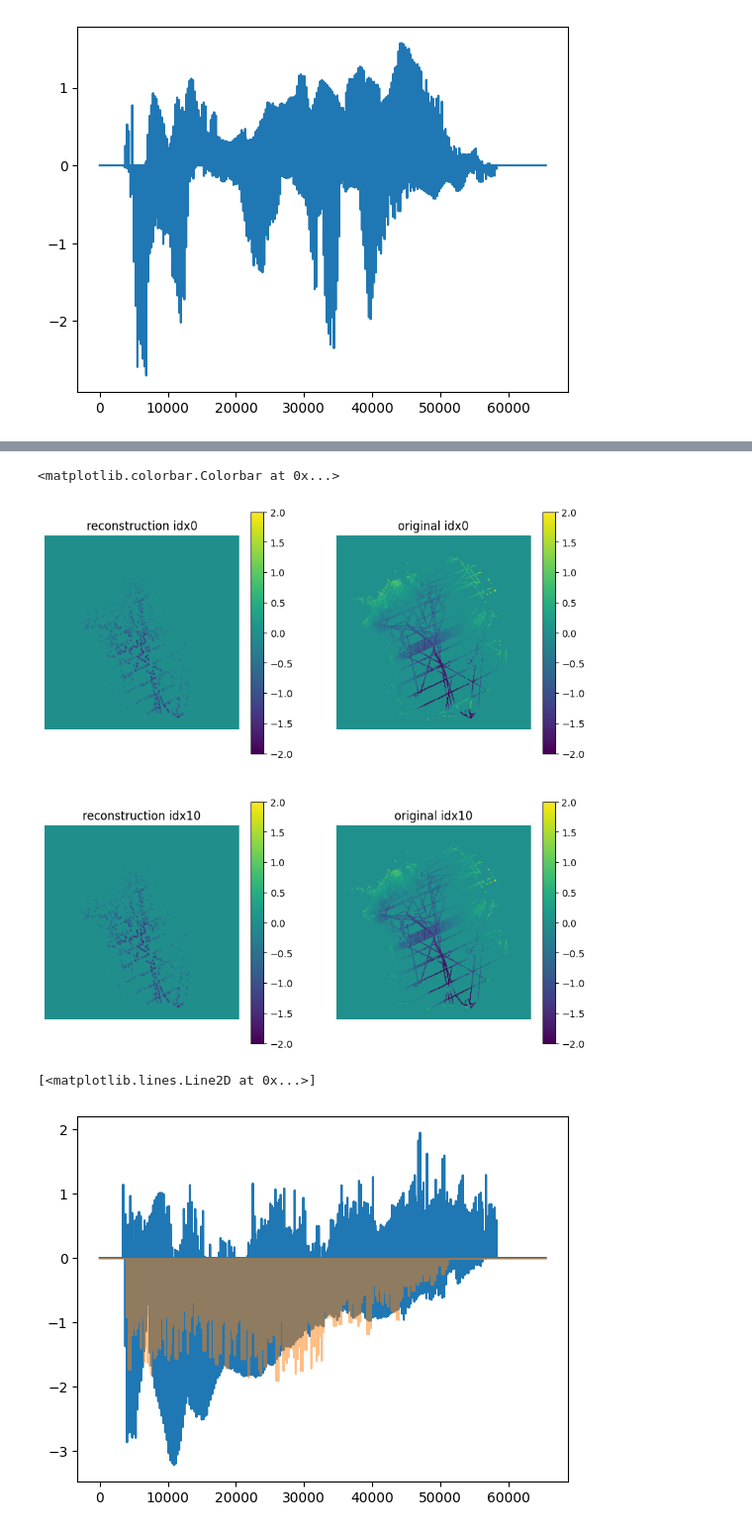
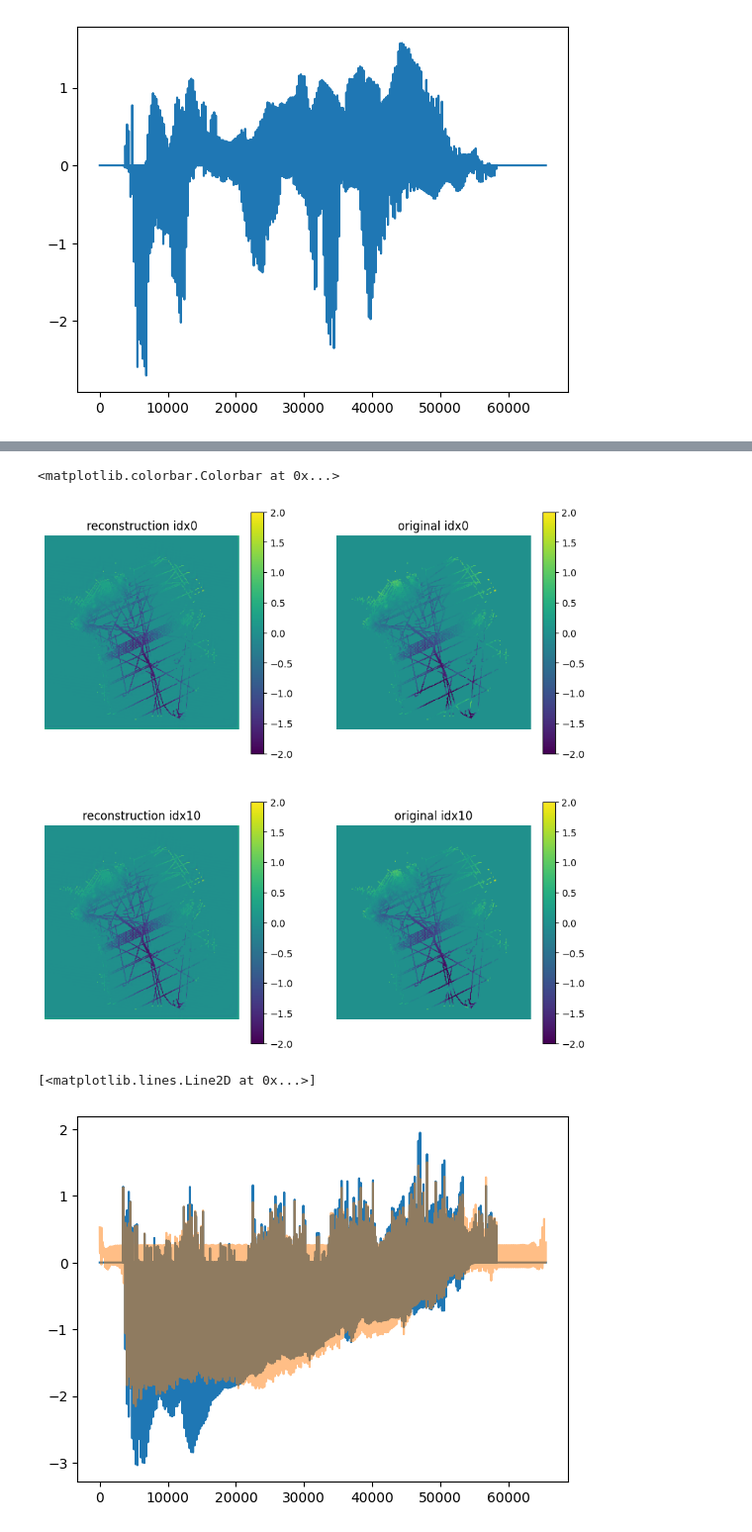
Before and after one commit to alastairyang/calibrated-prior, a Jupyter notebook: testing/autoencoder_testing.ipynb, the cells around one changed output, grey strips where cells are left out. Shown at 99% size. Cells and saved outputs as stored; diff of their text form; code cells hidden in the pictures.

```diff
--- a/testing/autoencoder_testing.ipynb
+++ b/testing/autoencoder_testing.ipynb
@@ -160,7 +160,7 @@ for i in range(0,  len(attenu_fromEm_standard), 10):
 # %%
 class Autoencoder(nn.Module):
 
-    def __init__(self, image_dimension, kernel_1_size = 3, h1_size = 1024, h2_size = 32, h3_size = 16, output_size = 4):
+    def __init__(self, image_dimension, kernel_1_size = 3, h1_size = 256, h2_size = 128, h3_size = 32, output_size = 8):
       super(Autoencoder, self).__init__()
 
       dimension_after_conv = image_dimension - (kernel_1_size // 2) * 2 #- (kernel_2_size // 2) * 2
@@ -200,11 +200,27 @@ class Autoencoder(nn.Module):
        return x
 
 # def flightpath_MSELoss(predictions, target, radar_mask):
-#    # assuming input size of batch_size, 1, image_dimension, image_dimension
-#    radar_mask_full = radar_mask.copy()[np.newaxis, np.newaxis, :, :]
-#    radar_mask_full = np.tile(radar_mask_full, (predictions.shape[0], 1, 1, 1))
-#    radar_mask_full = torch.tensor(radar_mask_full).bool()
-#    predictions_flightpath = predictions[radar_mask_full]
-#    target_flightpath = target[radar_mask_full]
+#   # assuming input size of batch_size, 1, image_dimension, image_dimension
+#   radar_mask_full = radar_mask.copy()[np.newaxis, np.newaxis, :, :]
+#   radar_mask_full = np.tile(radar_mask_full, (predictions.shape[0], 1, 1, 1))
+#   radar_mask_full = torch.tensor(radar_mask_full)
 
-#    return torch.nanmean((predictions_flightpath - target_flightpath) ** 2)
+#   # add some non-zero but small weight to empty pixels
+#   radar_mask_full[radar_mask_full == 0] = 0.5
+
+#   predictions_flightpath = predictions * radar_mask_full
+#   target_flightpath = target * radar_mask_full
+
+#   return torch.nanmean((predictions_flightpath - target_flightpath) ** 2)
+
+# def variance_MSELoss(predictions, target, variance_mask):
+#   # assuming input size of batch_size, 1, image_dimension, image_dimension
+#   # a MSE loss weighted on element-wise variance
+
+#   # normalize variance_mask
+#   variance_mask = variance_mask / (np.nanmax(variance_mask) - np.nanmin(variance_mask))
+
+#   # add some small weight to variance mask where it is small
+#   variance_mask[variance_mask <= 0.2] = 0.2
+
+#   return torch.nanmean((((predictions - target) ) ** 2) * torch.tensor(variance_mask))
@@ -211,7 +235,7 @@ class Autoencoder(nn.Module):
 # %%
 torch.autograd.set_detect_anomaly(True)
 
-batch_size = 200
+batch_size = 64
 num_epochs = 4000
 early_stopping_treshold = 1e-7
 
@@ -428,13 +452,13 @@ axs[1, 1].set_title(f"original idx{idx[1]}")
 plt.colorbar(im2)
 # %% [output]
 <matplotlib.colorbar.Colorbar at 0x...>
-[figure, old version]
+[figure, new version]
 # %%
-plt.plot(original_0.flatten())
-plt.plot(reconstruct_0.flatten(), alpha = 0.5)
+plt.plot(original_1.flatten())
+plt.plot(reconstruct_1.flatten(), alpha = 0.5)
 # %% [output]
 [<matplotlib.lines.Line2D at 0x...>]
-[figure, old version]
+[figure, new version]
 # %%
 plt.plot((model.main(attenu_fromEm_test_dataset[0][0]) - model.main(attenu_fromEm_test_dataset[1][0])).detach().numpy().flatten())
 # %% [output]
```
Also changed, not shown: parts of 8 cells of this notebook, 4 other files.
